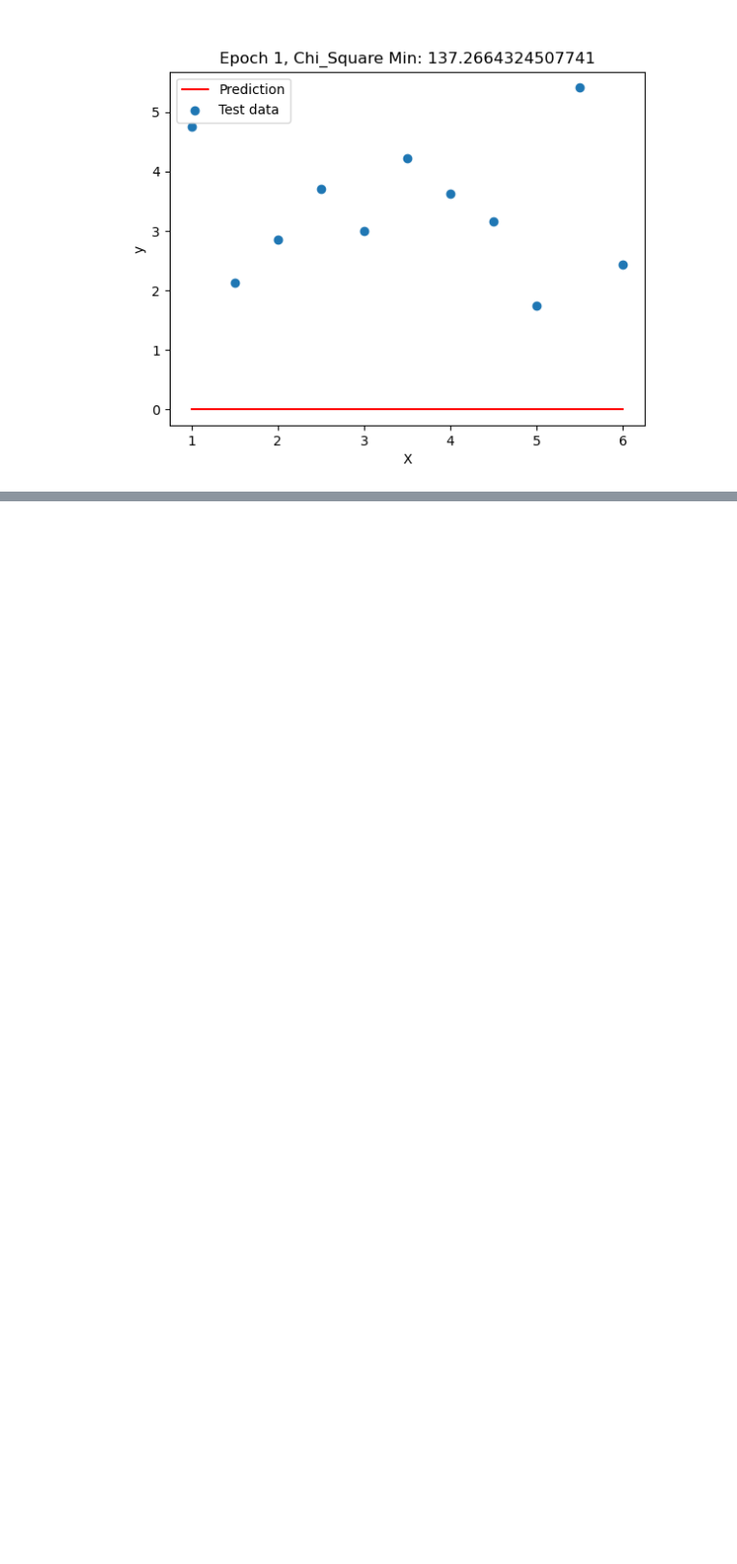
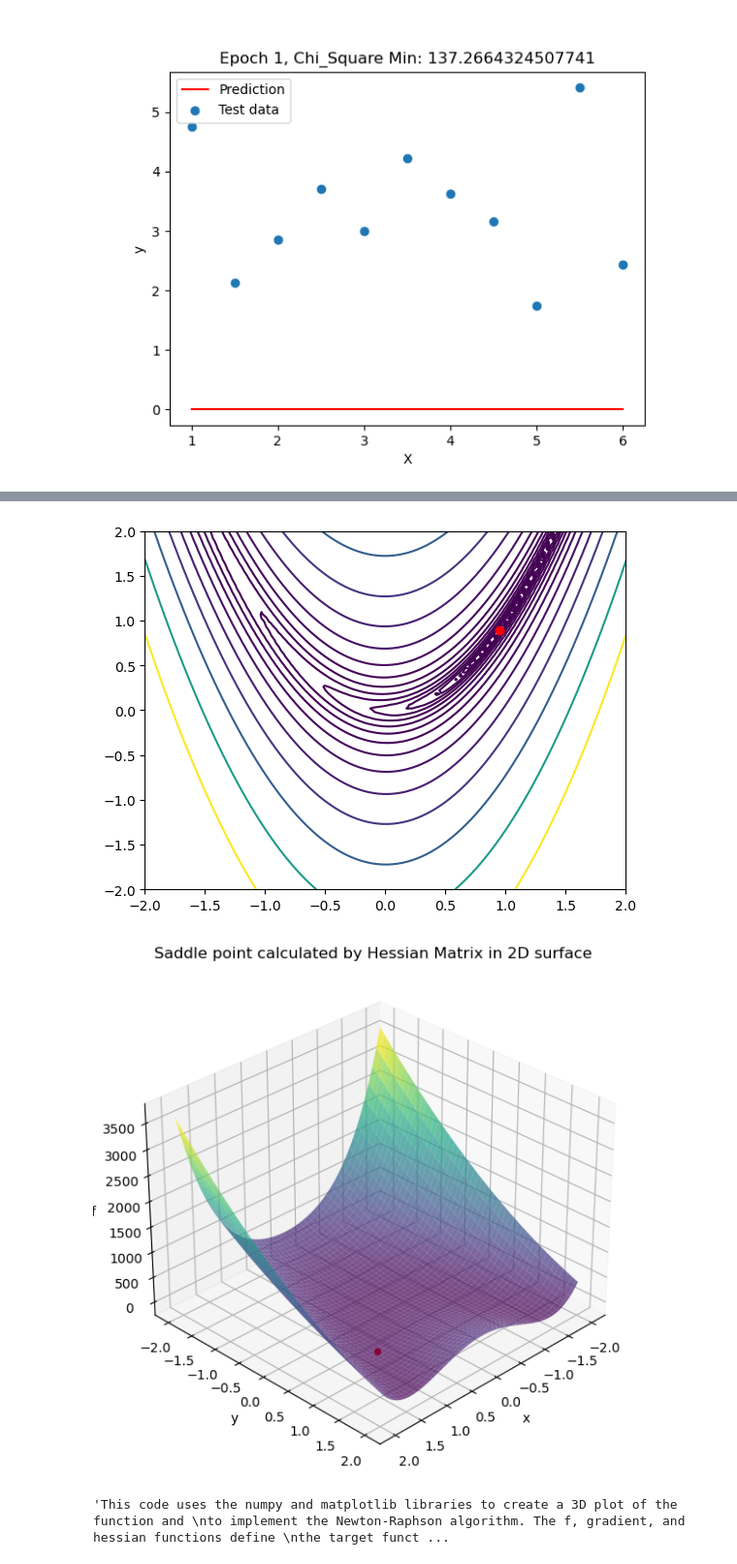
Before and after one commit to MinwooKim1990/Dictionary, a Jupyter notebook: Statistics_Dic.ipynb, the cells around one changed output, grey strips where cells are left out. Shown at 97% size. Drawn from its saved outputs; the diff is of its cells as text; code cells hidden in the pictures; blank space fills up the shorter version.

Commit message:
Add Hessian and Jacobian

```diff
--- a/Statistics_Dic.ipynb
+++ b/Statistics_Dic.ipynb
@@ -286,0 +374,55 @@ with open(path,'rb') as f:
+# %%
+import numpy as np
+import matplotlib.pyplot as plt
+def f(x, y):
+    return (1 - x)**2 + 100*(y - x**2)**2
+def gradient(x, y):
+    gradient_x = 2*(200*x**3 - 200*x*y + x - 1)
+    gradient_y = 200*(y - x**2)
+    return np.array([gradient_x, gradient_y])
+def hessian(x, y):
+    hessian_xx = 1200*x**2 - 400*y + 2
+    hessian_xy = -400*x
+    hessian_yy = 200
+    return np.array([[hessian_xx, hessian_xy], [hessian_xy, hessian_yy]])
+def newton_raphson_2d(x, y, max_iterations, learning_rate):
+    for i in range(max_iterations):
+        gradient_value = gradient(x, y)
+        hessian_value = hessian(x, y)
+        delta = np.linalg.solve(hessian_value, gradient_value)
+        x = x - learning_rate * delta[0]
+        y = y - learning_rate * delta[1]
+        if np.abs(gradient_value[0]) < 1e-8 and np.abs(gradient_value[1]) < 1e-8:
+            break
+    return x, y
+x = np.linspace(-2, 2, 100)
+y = np.linspace(-2, 2, 100)
+X, Y = np.meshgrid(x, y)
+Z = f(X, Y)
+x0 = -1.5
+y0 = 1.0
+x_min, y_min = newton_raphson_2d(x0, y0, max_iterations=1000, learning_rate=0.01)
+plt.contour(X, Y, Z, levels=np.logspace(-2, 3, 20))
+plt.plot(x_min, y_min, 'ro')
+plt.show()
+fig = plt.figure(figsize = (12, 7))
+ax = plt.axes(projection='3d')
+ax.plot_surface(X, Y, Z, cmap='viridis', alpha=0.7)
+ax.view_init(30, 45)
+ax.set_title('Saddle point calculated by Hessian Matrix in 2D surface')
+ax.set_xlabel('x')
+ax.set_ylabel('y')
+ax.set_zlabel('f')
+ax.scatter3D(x_min, y_min, f(x_min, y_min), s=20, color='r')
+plt.show()
+"""This code uses the numpy and matplotlib libraries to create a 3D plot of the function and
+to implement the Newton-Raphson algorithm. The f, gradient, and hessian functions define
+the target function and its gradient and Hessian matrix, respectively. The newton_raphson_2d
+function implements the Newton-Raphson algorithm, updating the x and y values in each
+iteration until the gradient is small enough or the maximum number of iterations is reached.
+Finally, the 3D plot is created and the critical point found by the algorithm is plotted as
+a red dot."""
+# %% [output]
+[figure, added]
+[figure, added]
+'This code uses the numpy and matplotlib libraries to create a 3D plot of the function and \nto implement the Newton-Raphson algorithm. The f, gradient, and hessian functions define \nthe target funct ...
```
Also changed, not shown: parts of 9 cells of this notebook.
